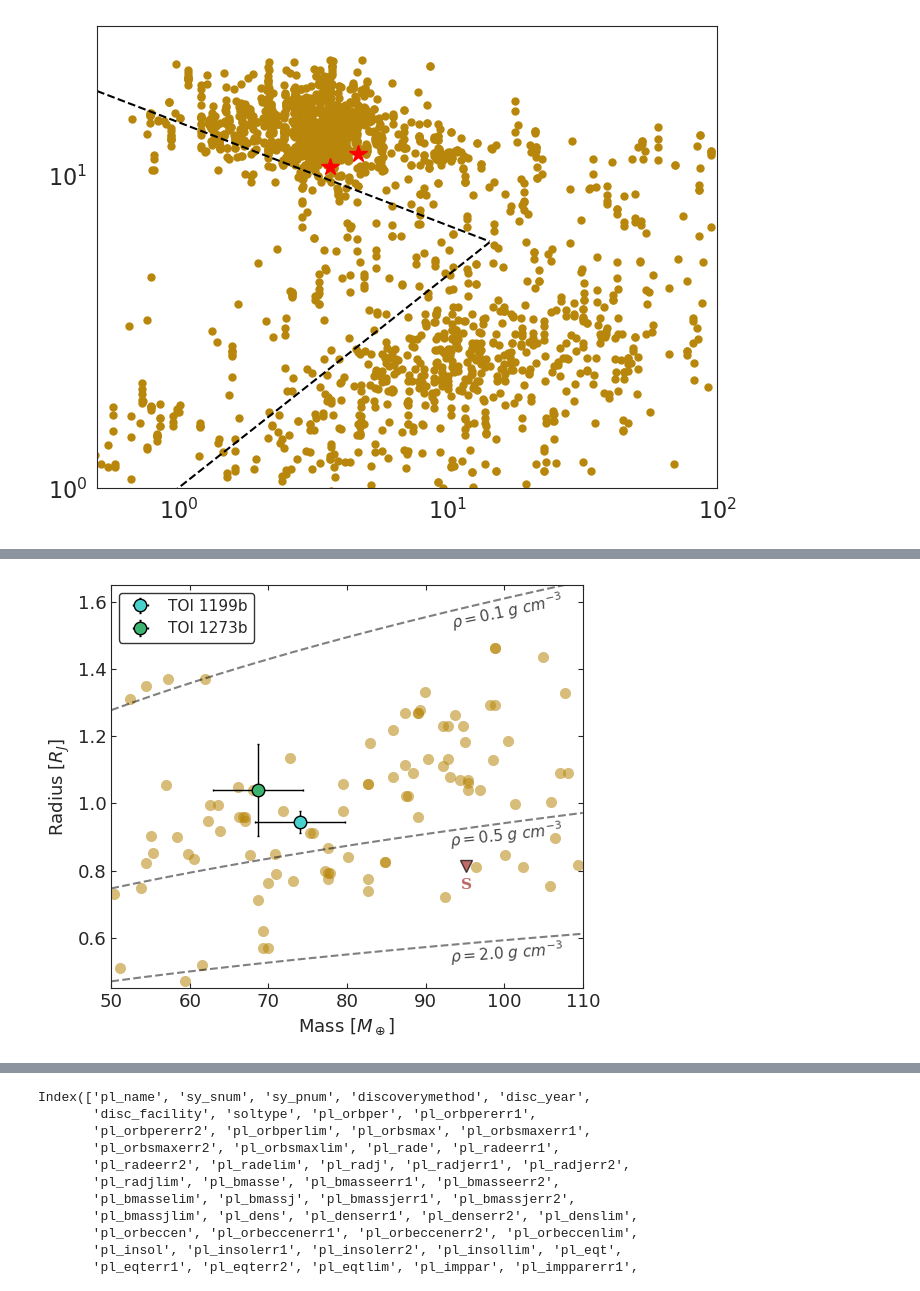
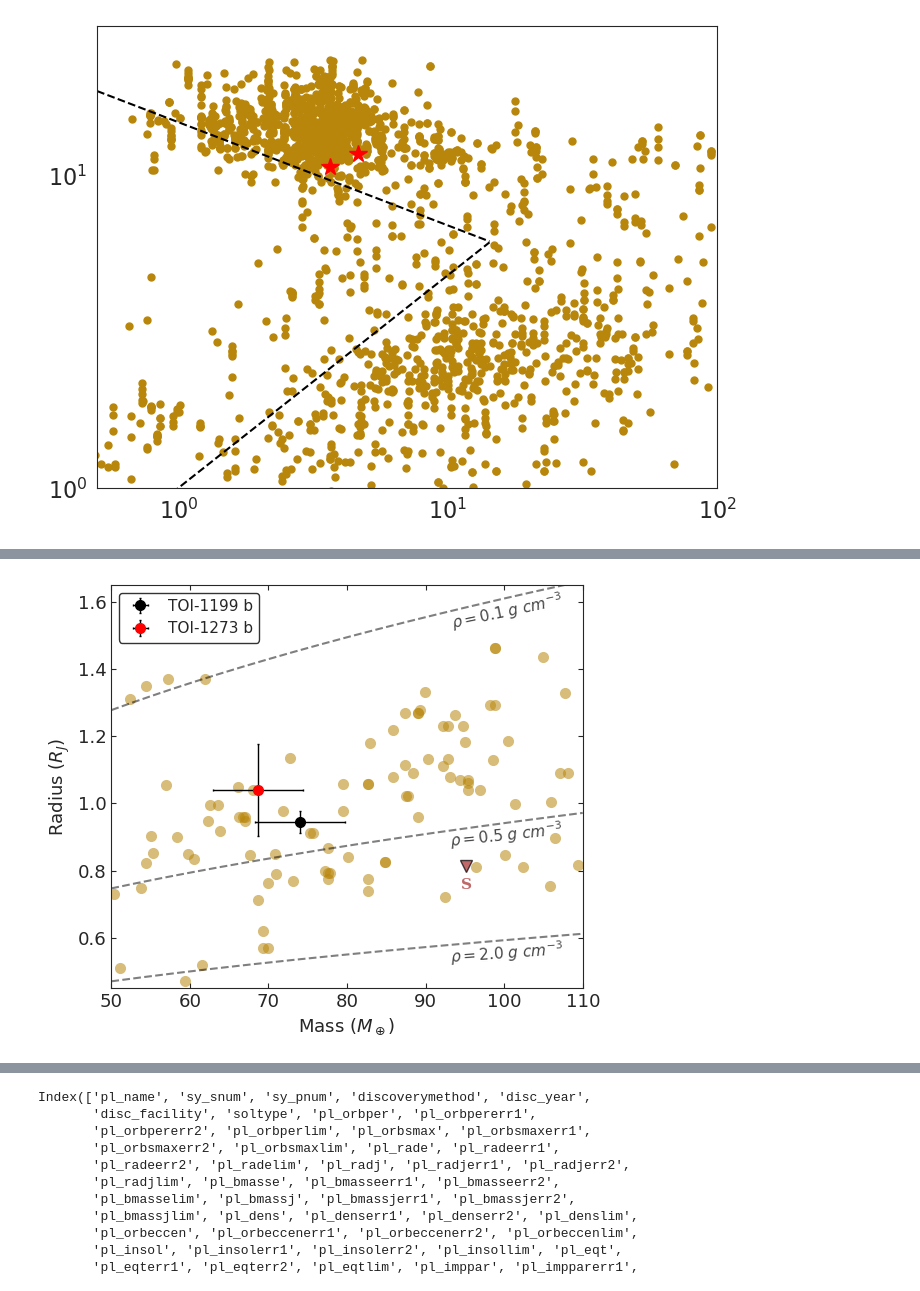
Before and after one commit to juanserrano90/toi1199-1273, a Jupyter notebook: figuras_caracterizacion.ipynb, the cells around one changed output, grey strips where cells are left out. Drawn from its saved outputs; the diff is of its cells as text; code cells hidden in the pictures.

```diff
--- a/figuras_caracterizacion.ipynb
+++ b/figuras_caracterizacion.ipynb
@@ -186,43 +185,43 @@ plt.plot(exoplanets['pl_bmasse'], exoplanets['pl_radj'], 'o', color='C4', ms=8,
         markeredgecolor='k', markeredgewidth=0, alpha=0.55)
 # plt.errorbar(exoplanets['pl_bmasse'], exoplanets['pl_radj'], yerr=exoplanets['pl_radjerr1'],
 #             xerr=exoplanets['pl_bmasseerr1'], fmt='none', color='k', alpha=0.28, elinewidth=0.6)
-plt.xlabel('Mass [$M_\oplus$]', fontsize=13)
-plt.ylabel('Radius [$R_J$]', fontsize=13)
+plt.xlabel('Mass ($M_\oplus$)', fontsize=13)
+plt.ylabel('Radius ($R_J$)', fontsize=13)
 plt.plot(masas, radios1, color='black', linewidth=1.5, linestyle="--", alpha=0.5)
 plt.plot(masas, radios2, color='black', linewidth=1.5, linestyle="--", alpha=0.5)
 plt.plot(masas, radios5, color='black', linewidth=1.5, linestyle="--", alpha=0.5)
 
-plt.errorbar([masa_1199[0].to(u.M_earth).value], [radio_1199[0].value], marker='o', ls='none', ms=9, color='mediumturquoise',
+plt.errorbar([masa_1199[0].to(u.M_earth).value], [radio_1199[0].value], marker='o', ls='none', ms=7, color='k',
              xerr=[masa_1199[1].to(u.M_earth).value], yerr=[radio_1199[1].value],
-            markeredgecolor='k', markeredgewidth=1, ecolor='k', elinewidth=1, capsize=1, label='TOI 1199b')
+            markeredgecolor='k', markeredgewidth=1, ecolor='k', elinewidth=1, capsize=1, label='TOI-1199 b')
 
-plt.errorbar([masa_1273[0].to(u.M_earth).value], [radio_1273[0].value], marker='o', ls='none', ms=9, color='mediumseagreen',
+plt.errorbar([masa_1273[0].to(u.M_earth).value], [radio_1273[0].value], marker='o', ls='none', ms=7, color='r',
              xerr=[masa_1199[1].to(u.M_earth).value], yerr=[radio_1273[1].value],
-            markeredgecolor='k', markeredgewidth=1, ecolor='k', elinewidth=1, capsize=1, label='TOI 1273b')
+            markeredgecolor='r', markeredgewidth=1, ecolor='k', elinewidth=1, capsize=1, label='TOI-1273 b')
 
 plt.plot([95.16], [0.8145], marker='v', ls='none', ms=8, color='brown', markeredgecolor='k', markeredgewidth=1, alpha=0.7)
 plt.text(94.53, 0.745, 'S', fontsize=11, alpha=0.7,  weight='bold', fontfamily='serif', style='normal',  color='brown')
 
 plt.tick_params(axis='both', labelsize=15)
 plt.text(93, 1.52, r'$\rho = 0.1 ~g~ cm^{-3}$', fontsize=11, rotation=12, alpha=0.85)
 plt.text(93, 0.87, r'$\rho = 0.5 ~g~ cm^{-3}$', fontsize=11, rotation=6, alpha=0.85)
 plt.text(93, 0.525, r'$\rho = 2.0 ~g~ cm^{-3}$', fontsize=11, rotation=4, alpha=0.85)
 
 # plt.text(75.8, 0.98, 'TOI 1199b', fontsize=12, alpha=0.9, weight='black', fontfamily='serif', style='normal',  color='k',
 #         bbox={'boxstyle':'round', 'pad':0.2, 'color':'C5','fc':'white', 'ec':'k', 'alpha':0.6})
 
 # plt.text(57.30, 1.085, 'TOI 1273b', fontsize=12, alpha=0.9,  weight='black', fontfamily='serif', style='normal',  color='k',
 #         bbox={'boxstyle':'round', 'pad':0.2, 'color':'C1','fc':'white', 'ec':'k', 'alpha':0.6})
 
 plt.tick_params(axis='y', which='both', left=True, right=True, direction='in', labelsize=13)
 plt.tick_params(axis='x', which='both', bottom=True, top=True, direction='in', labelsize=13)
 plt.xlim(50,110)
 plt.ylim(0.45,1.65)
 plt.tight_layout()
 plt.legend(loc='upper left', fontsize=11, frameon=True, edgecolor='k', fancybox=True, markerscale=1)
 #plt.savefig('density_plot.png', dpi=300, bbox_inches='tight', facecolor='white')
 plt.show()
 # %% [output]
-[figure, old version]
+[figure, new version]
 # %%
 plt.figure(figsize=(8, 4))
```
Also changed, not shown: parts of 2 cells of this notebook, 16 other files.
